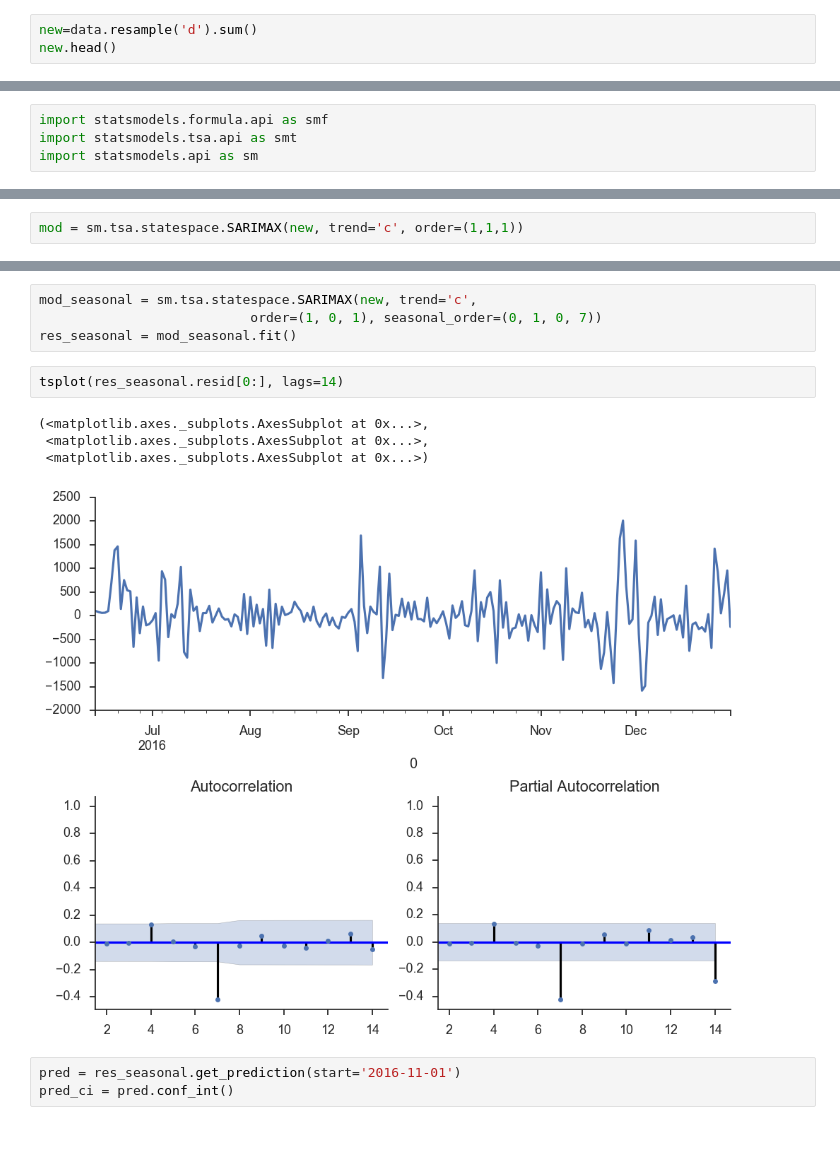
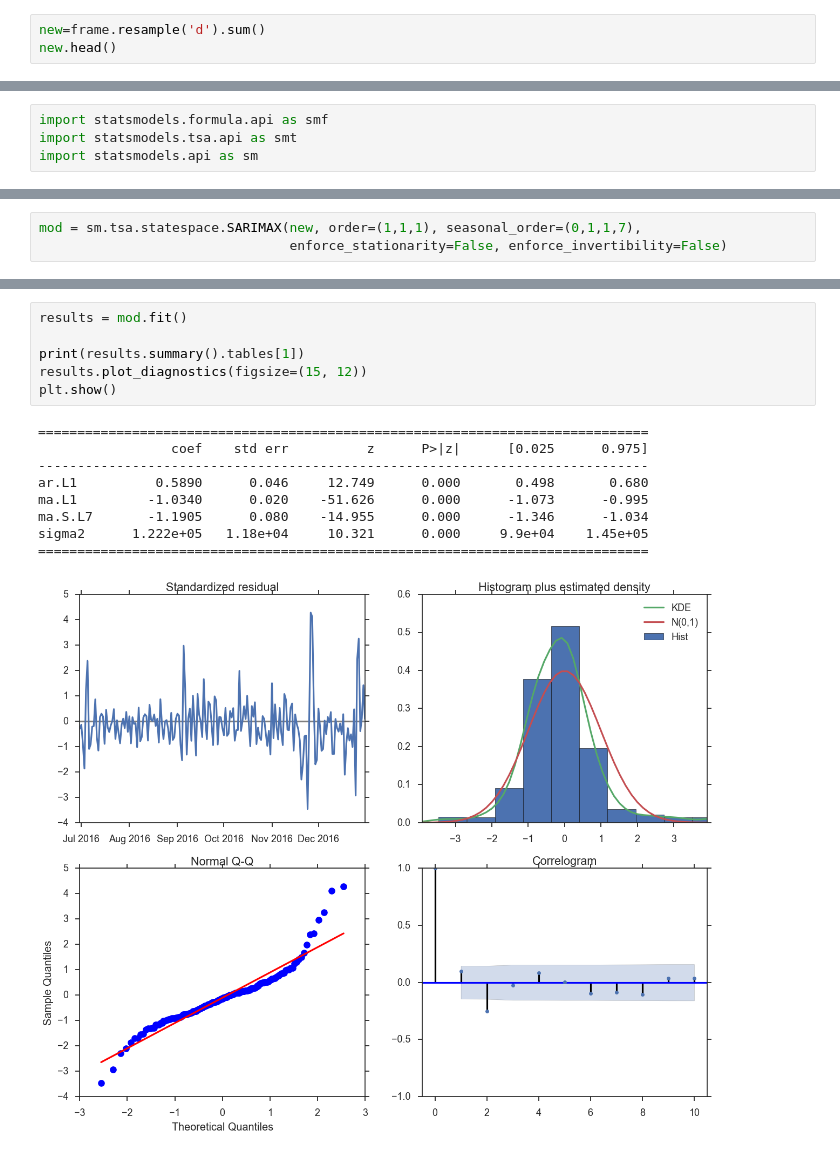
Before and after one commit to jessepisel/random_projects, a Jupyter notebook: PHX timeseries.ipynb, the cells around one changed output, grey strips where cells are left out. Saved outputs shown, nothing was run; the diff lists cells and outputs as text.

```diff
--- a/PHX timeseries.ipynb
+++ b/PHX timeseries.ipynb
@@ -31,5 +45,5 @@ data['counts']=1
 # %%
-new=data.resample('d').sum()
+new=frame.resample('d').sum()
 new.head()
 # %% [output]
 |  | counts |
@@ -55,2 +113,3 @@ import statsmodels.api as sm
 # %%
-mod = sm.tsa.statespace.SARIMAX(new, trend='c', order=(1,1,1))
+mod = sm.tsa.statespace.SARIMAX(new, order=(1,1,1), seasonal_order=(0,1,1,7),
+                                enforce_stationarity=False, enforce_invertibility=False)
@@ -80,14 +116,16 @@ tsplot(res.resid[2:], lags=10)
-# %%
-mod_seasonal = sm.tsa.statespace.SARIMAX(new, trend='c',
-                           order=(1, 0, 1), seasonal_order=(0, 1, 0, 7))
-res_seasonal = mod_seasonal.fit()
-# %%
-tsplot(res_seasonal.resid[0:], lags=14)
-# %% [output]
-(<matplotlib.axes._subplots.AxesSubplot at 0x...>,
- <matplotlib.axes._subplots.AxesSubplot at 0x...>,
- <matplotlib.axes._subplots.AxesSubplot at 0x...>)
-[figure, removed]
-# %%
-pred = res_seasonal.get_prediction(start='2016-11-01')
-pred_ci = pred.conf_int()
+# %%
+results = mod.fit()
+
+print(results.summary().tables[1])
+results.plot_diagnostics(figsize=(15, 12))
+plt.show()
+# %% [output]
+==============================================================================
+                 coef    std err          z      P>|z|      [0.025      0.975]
+------------------------------------------------------------------------------
+ar.L1          0.5890      0.046     12.749      0.000       0.498       0.680
+ma.L1         -1.0340      0.020    -51.626      0.000      -1.073      -0.995
+ma.S.L7       -1.1905      0.080    -14.955      0.000      -1.346      -1.034
+sigma2      1.222e+05   1.18e+04     10.321      0.000     9.9e+04    1.45e+05
+==============================================================================
+[figure, added]
```
Also changed, not shown: parts of 16 cells of this notebook.
